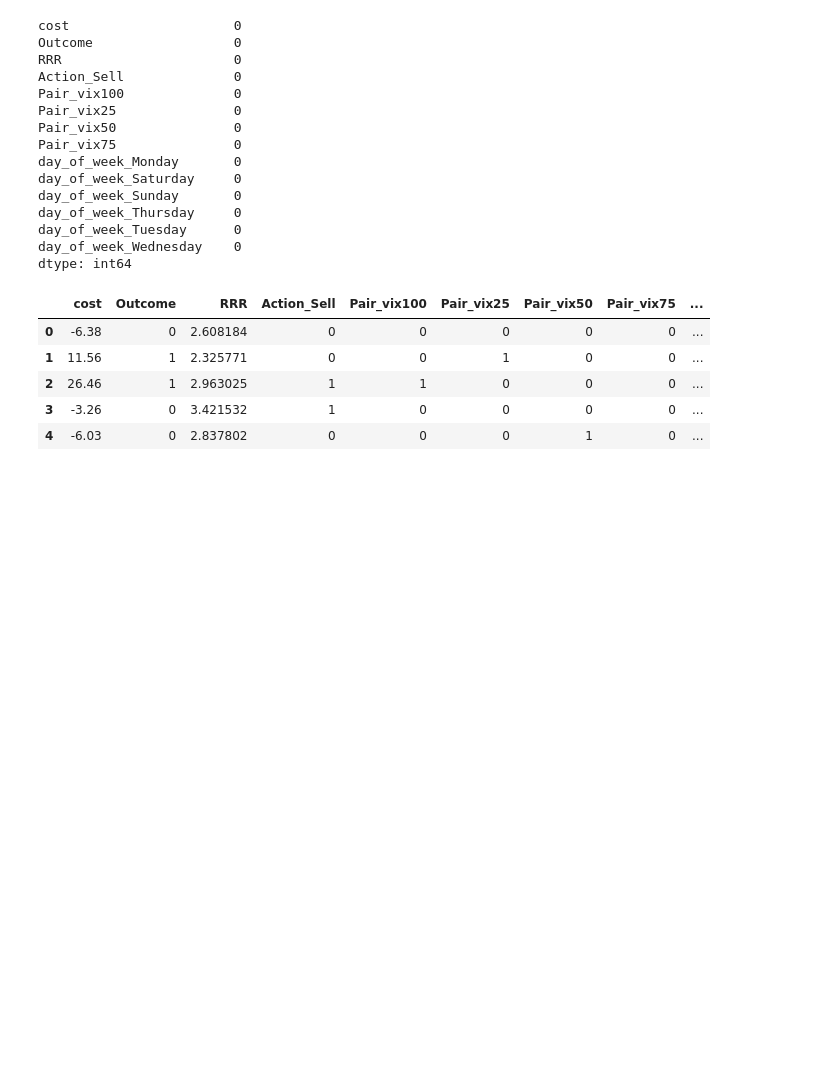
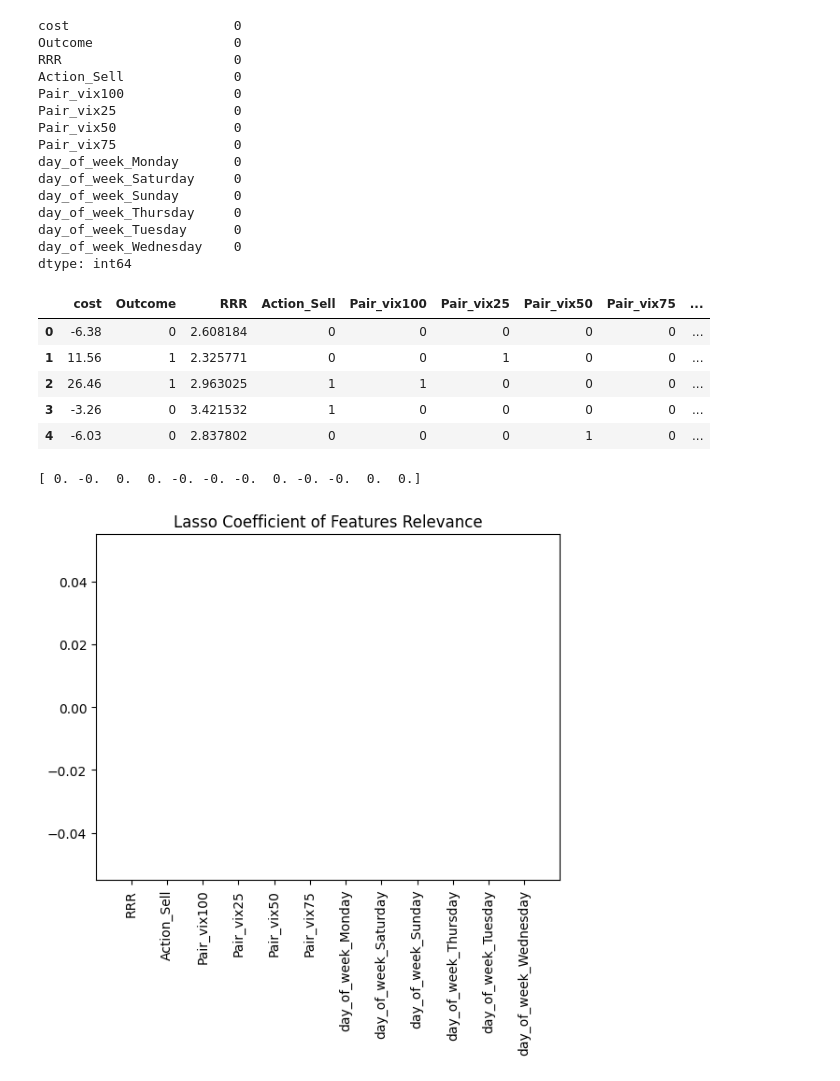
Before and after one commit to ToluPaul/forex, a Jupyter notebook: forex_pred.ipynb, the cells around one changed output. Drawn from its saved outputs; the diff is of its cells as text; code cells hidden in the pictures; blank space fills up the shorter version.

```diff
--- a/forex_pred.ipynb
+++ b/forex_pred.ipynb
@@ -340,3 +361,23 @@ vix_model_data.head()
 | 2 | 26.46 | 1 | 2.963025 | 1 | 1 | 0 | 0 | 0 | ... |
 | 3 | -3.26 | 0 | 3.421532 | 1 | 0 | 0 | 0 | 0 | ... |
 | 4 | -6.03 | 0 | 2.837802 | 0 | 0 | 0 | 1 | 0 | ... |
+# %%
+X = vix_model_data.drop(['Outcome', 'cost'], axis=1).values
+y= vix_model_data['Outcome'].values.reshape(-1,1)
+feature_col = vix_model_data.drop(['Outcome', 'cost'], axis=1).columns.to_list()
+lasso = Lasso(alpha=1)
+lasso.fit(X, y)
+
+lasso_coef = lasso.fit(X, y).coef_
+print(lasso_coef)
+print('')
+
+fig, ax = plt.subplots()
+plt.bar(feature_col, lasso_coef)
+plt.xticks(rotation=90)
+plt.title('Lasso Coefficient of Features Relevance')
+#plt.savefig('Lasso_coefficient.png')
+plt.show()
+# %% [output]
+[ 0. -0.  0.  0. -0. -0. -0.  0. -0. -0.  0.  0.]
+[figure, added]
```
Also changed, not shown: parts of 1 cell of this notebook.
